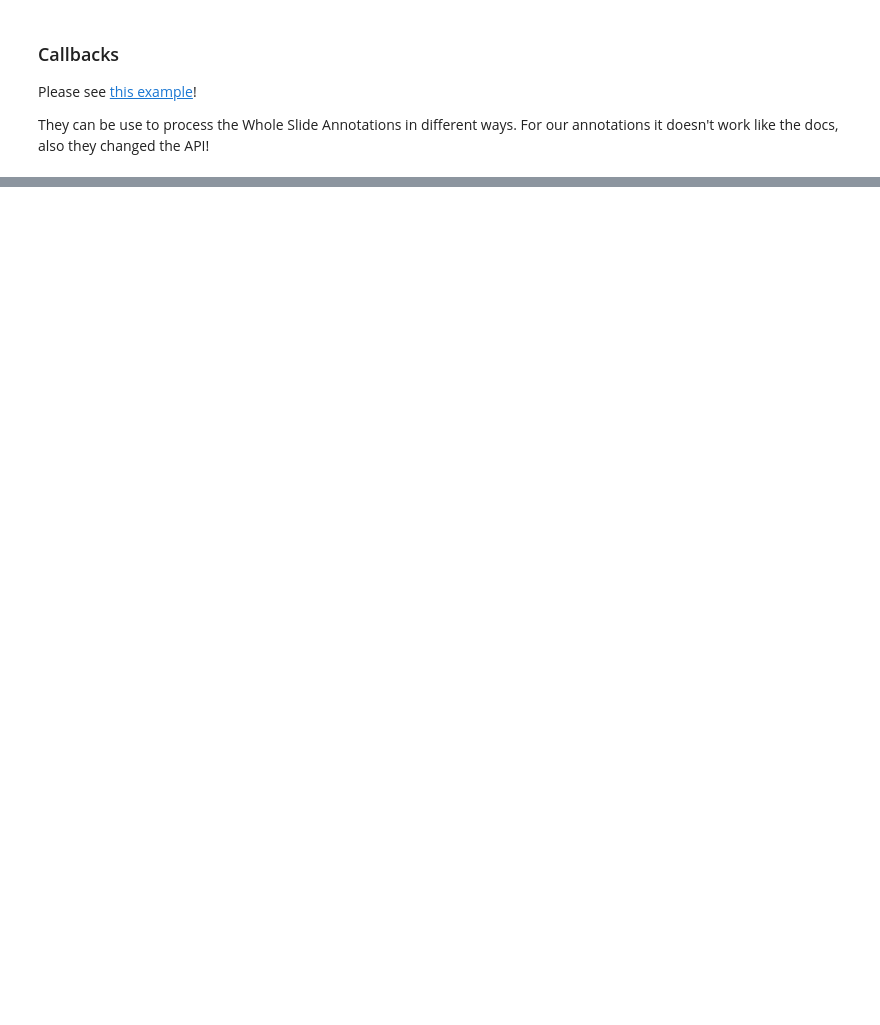
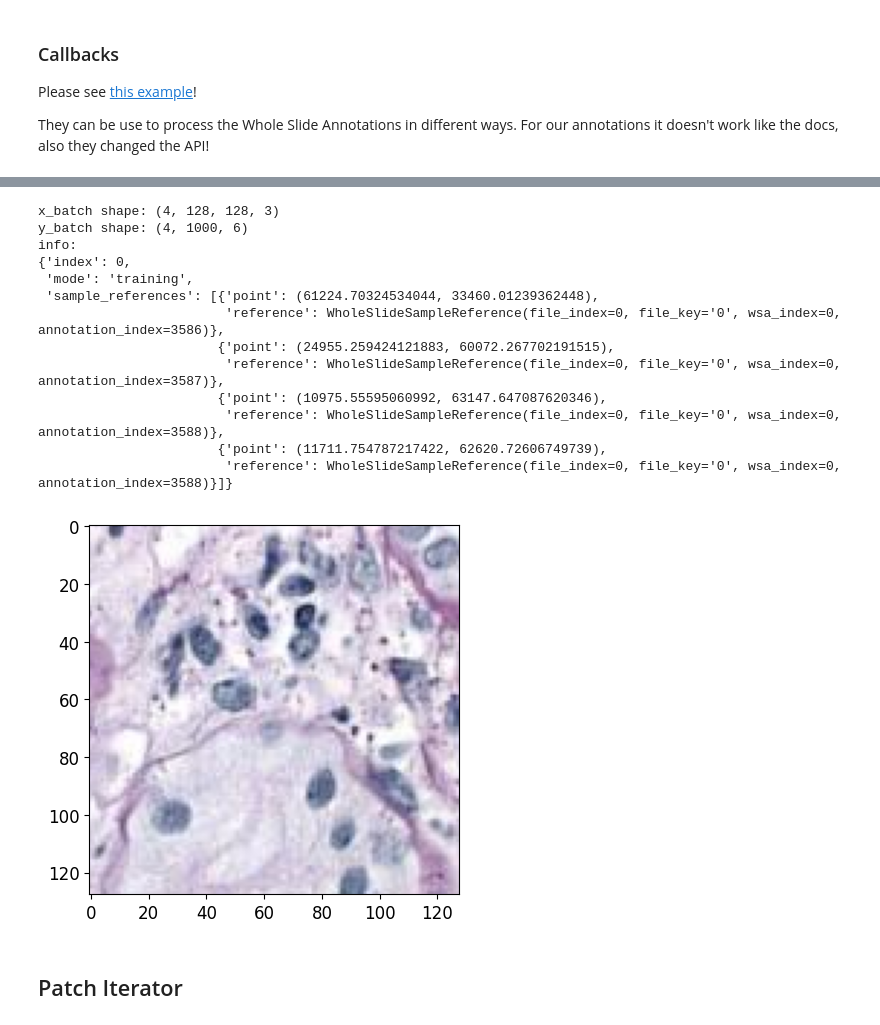
Before and after one commit to AImageLab-zip/MONKEY_challenge_ziplab, a Jupyter notebook: source/notebooks/4_whole_slide_data.ipynb, the cells around one changed output, grey strips where cells are left out. Saved outputs shown, nothing was run; the diff lists cells and outputs as text; code cells hidden in the pictures; blank space fills up the shorter version.

```diff
--- a/source/notebooks/4_whole_slide_data.ipynb
+++ b/source/notebooks/4_whole_slide_data.ipynb
@@ -255,0 +372,27 @@ plot_annotations(wsa.annotations, color_map=color_map)
+# %%
+# x_batch = x_batch.transpose(0,3,1,2) # for pytorch!
+print(f'x_batch shape: {x_batch.shape}')
+print(f'y_batch shape: {y_batch.shape}')
+print(f'info:')
+pprint(info)
+
+
+plt.imshow(x_batch[0])
+plt.show()
+# %% [output]
+x_batch shape: (4, 128, 128, 3)
+y_batch shape: (4, 1000, 6)
+info:
+{'index': 0,
+ 'mode': 'training',
+ 'sample_references': [{'point': (61224.70324534044, 33460.01239362448),
+                        'reference': WholeSlideSampleReference(file_index=0, file_key='0', wsa_index=0, annotation_index=3586)},
+                       {'point': (24955.259424121883, 60072.267702191515),
+                        'reference': WholeSlideSampleReference(file_index=0, file_key='0', wsa_index=0, annotation_index=3587)},
+                       {'point': (10975.55595060992, 63147.647087620346),
+                        'reference': WholeSlideSampleReference(file_index=0, file_key='0', wsa_index=0, annotation_index=3588)},
+                       {'point': (11711.754787217422, 62620.72606749739),
+                        'reference': WholeSlideSampleReference(file_index=0, file_key='0', wsa_index=0, annotation_index=3588)}]}
+[figure, added]
+# %% [markdown]
+## Patch Iterator
```
Also changed, not shown: parts of 24 cells of this notebook.
